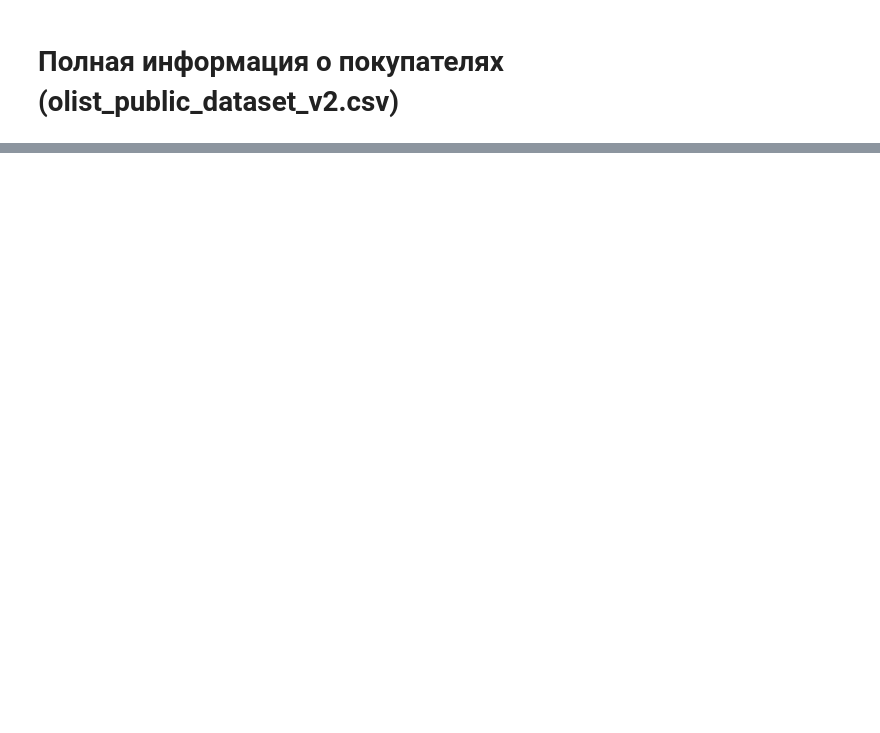
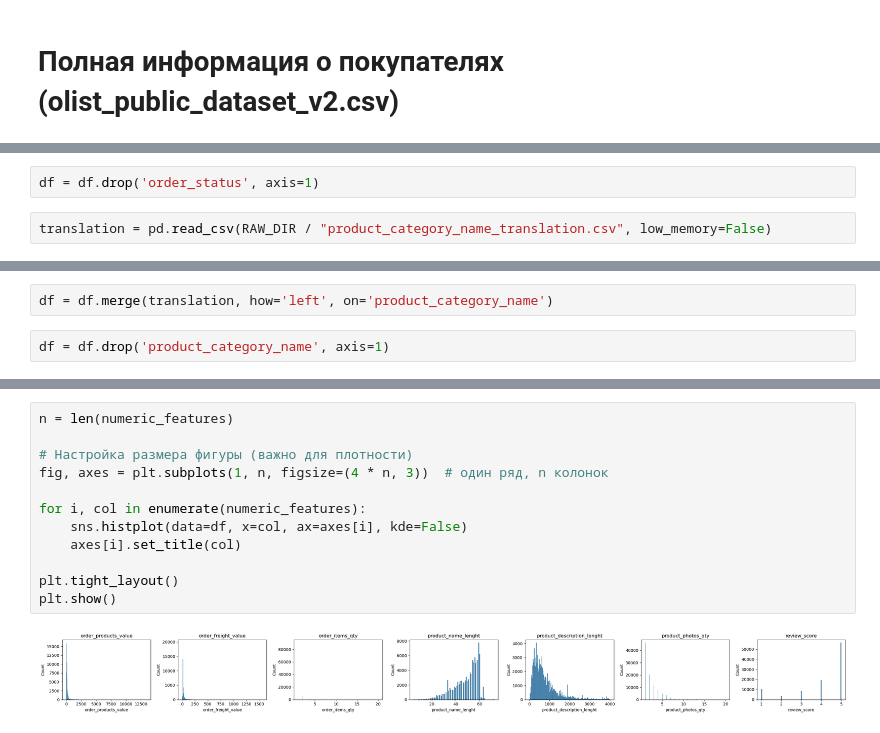
Before and after one commit to ViacheslavTimofeev/Olist_v5_churn_prediction, a Jupyter notebook: olist-ml-churn-prediction/notebooks/preprocessing/public_dataset_eda_and_preprocessing_2025-12-07.ipynb, the cells around one changed output, grey strips where cells are left out. Drawn from its saved outputs; the diff is of its cells as text; blank space fills up the shorter version.

```diff
--- a/olist-ml-churn-prediction/notebooks/preprocessing/public_dataset_eda_and_preprocessing_2025-12-07.ipynb
+++ b/olist-ml-churn-prediction/notebooks/preprocessing/public_dataset_eda_and_preprocessing_2025-12-07.ipynb
@@ -70,0 +362,4 @@ Name: count, dtype: int64
+# %%
+df = df.drop('order_status', axis=1)
+# %%
+translation = pd.read_csv(RAW_DIR / "product_category_name_translation.csv", low_memory=False)
@@ -70,0 +375,4 @@ Name: count, dtype: int64
+# %%
+df = df.merge(translation, how='left', on='product_category_name')
+# %%
+df = df.drop('product_category_name', axis=1)
@@ -70,0 +400,14 @@ Name: count, dtype: int64
+# %%
+n = len(numeric_features)
+
+# Настройка размера фигуры (важно для плотности)
+fig, axes = plt.subplots(1, n, figsize=(4 * n, 3))  # один ряд, n колонок
+
+for i, col in enumerate(numeric_features):
+    sns.histplot(data=df, x=col, ax=axes[i], kde=False)
+    axes[i].set_title(col)
+
+plt.tight_layout()
+plt.show()
+# %% [output]
+[figure, added]
```
Also changed, not shown: parts of 52 cells of this notebook, 7 other files.
